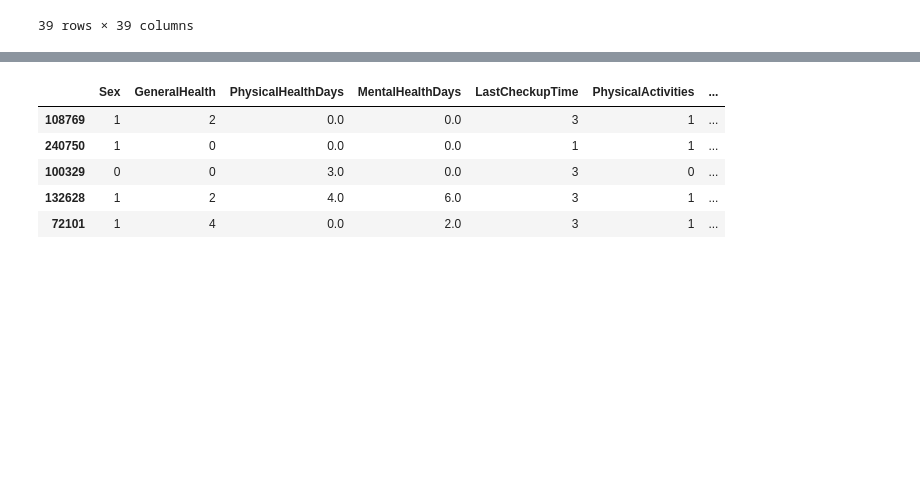
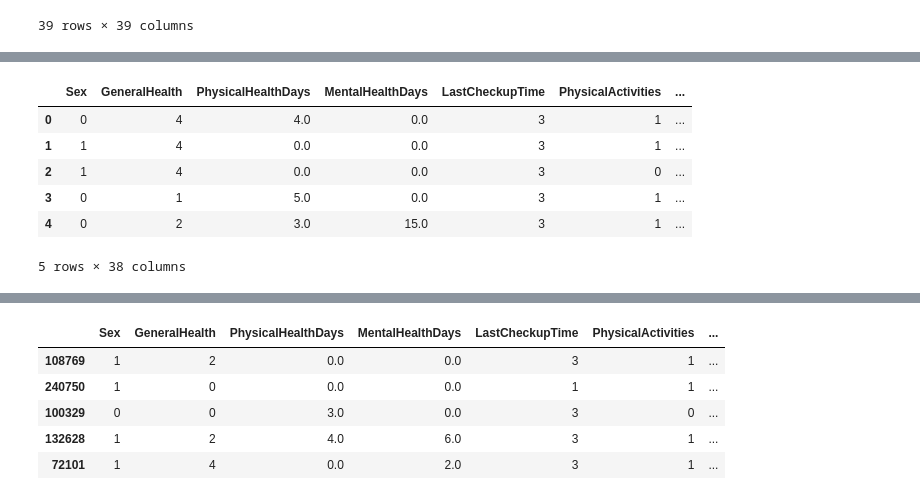
Before and after one commit to Seragu10/heart-disease-22-classification, a Jupyter notebook: notebook.ipynb, the cells around one changed output, grey strips where cells are left out. Drawn from its saved outputs; the diff is of its cells as text; code cells hidden in the pictures; blank space fills up the shorter version.

```diff
--- a/notebook.ipynb
+++ b/notebook.ipynb
@@ -330,0 +351,11 @@ from sklearn.model_selection import train_test_split
+# %%
+load_data = pd.read_csv('/workspaces/heart-disease-22-classification/data.csv')
+load_data.head()
+# %% [output]
+|  | Sex | GeneralHealth | PhysicalHealthDays | MentalHealthDays | LastCheckupTime | PhysicalActivities | ... |
+| 0 | 0 | 4 | 4.0 | 0.0 | 3 | 1 | ... |
+| 1 | 1 | 4 | 0.0 | 0.0 | 3 | 1 | ... |
+| 2 | 1 | 4 | 0.0 | 0.0 | 3 | 0 | ... |
+| 3 | 0 | 1 | 5.0 | 0.0 | 3 | 1 | ... |
+| 4 | 0 | 2 | 3.0 | 15.0 | 3 | 1 | ... |
+5 rows × 38 columns
```
Also changed, not shown: parts of 10 cells of this notebook, 2 other files.
